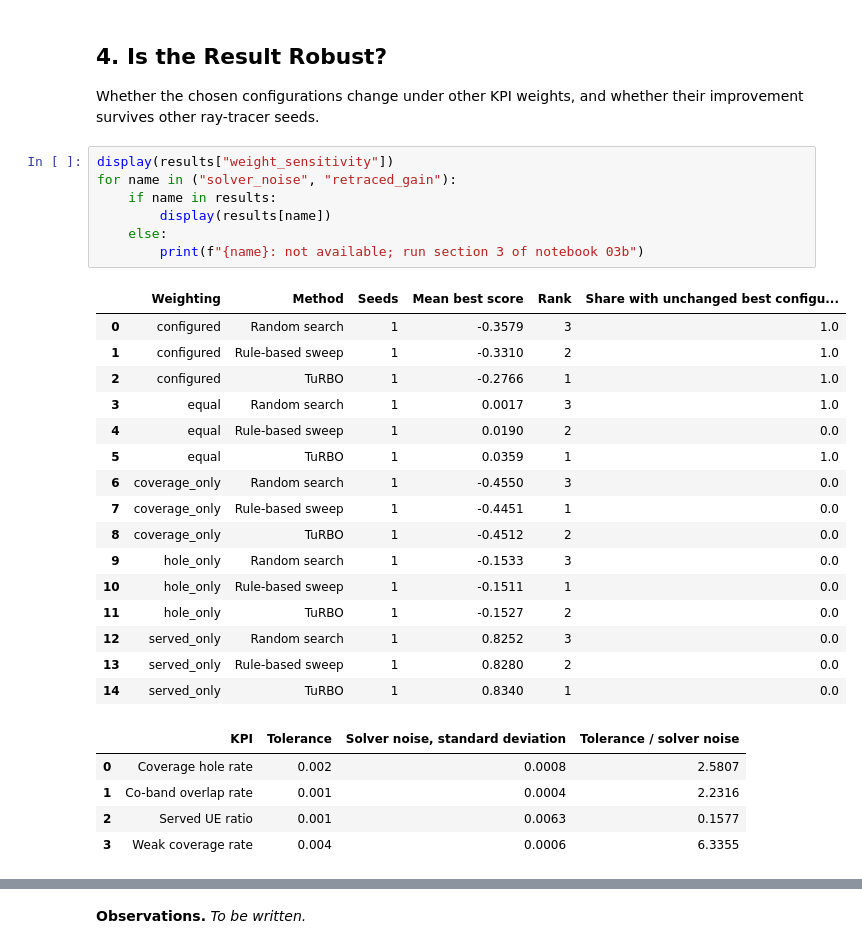
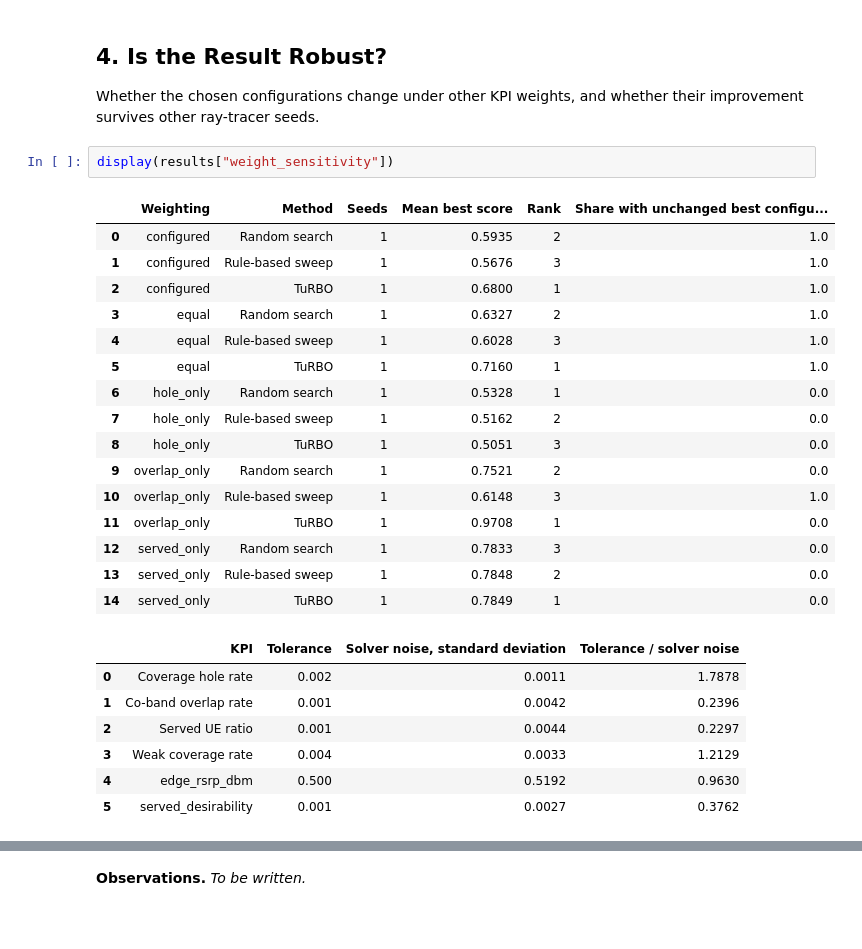
Before and after one commit to NguyenVu04/band-tilt, a Jupyter notebook: notebooks/04_evaluation.ipynb, the cells around one changed output, grey strips where cells are left out. Cells and saved outputs as stored; diff of their text form; blank space fills up the shorter version.

```diff
--- a/notebooks/04_evaluation.ipynb
+++ b/notebooks/04_evaluation.ipynb
@@ -127,31 +128,28 @@ Whether the chosen configurations change under other KPI weights, and whether th
 ray-tracer seeds.
 # %%
 display(results["weight_sensitivity"])
-for name in ("solver_noise", "retraced_gain"):
-    if name in results:
-        display(results[name])
-    else:
-        print(f"{name}: not available; run section 3 of notebook 03b")
 # %% [output]
 |  | Weighting | Method | Seeds | Mean best score | Rank | Share with unchanged best configu... |
-| 0 | configured | Random search | 1 | -0.3579 | 3 | 1.0 |
-| 1 | configured | Rule-based sweep | 1 | -0.3310 | 2 | 1.0 |
-| 2 | configured | TuRBO | 1 | -0.2766 | 1 | 1.0 |
-| 3 | equal | Random search | 1 | 0.0017 | 3 | 1.0 |
-| 4 | equal | Rule-based sweep | 1 | 0.0190 | 2 | 0.0 |
-| 5 | equal | TuRBO | 1 | 0.0359 | 1 | 1.0 |
-| 6 | coverage_only | Random search | 1 | -0.4550 | 3 | 0.0 |
-| 7 | coverage_only | Rule-based sweep | 1 | -0.4451 | 1 | 0.0 |
-| 8 | coverage_only | TuRBO | 1 | -0.4512 | 2 | 0.0 |
-| 9 | hole_only | Random search | 1 | -0.1533 | 3 | 0.0 |
-| 10 | hole_only | Rule-based sweep | 1 | -0.1511 | 1 | 0.0 |
-| 11 | hole_only | TuRBO | 1 | -0.1527 | 2 | 0.0 |
-| 12 | served_only | Random search | 1 | 0.8252 | 3 | 0.0 |
-| 13 | served_only | Rule-based sweep | 1 | 0.8280 | 2 | 0.0 |
-| 14 | served_only | TuRBO | 1 | 0.8340 | 1 | 0.0 |
+| 0 | configured | Random search | 1 | 0.5935 | 2 | 1.0 |
+| 1 | configured | Rule-based sweep | 1 | 0.5676 | 3 | 1.0 |
+| 2 | configured | TuRBO | 1 | 0.6800 | 1 | 1.0 |
+| 3 | equal | Random search | 1 | 0.6327 | 2 | 1.0 |
+| 4 | equal | Rule-based sweep | 1 | 0.6028 | 3 | 1.0 |
+| 5 | equal | TuRBO | 1 | 0.7160 | 1 | 1.0 |
+| 6 | hole_only | Random search | 1 | 0.5328 | 1 | 0.0 |
+| 7 | hole_only | Rule-based sweep | 1 | 0.5162 | 2 | 0.0 |
+| 8 | hole_only | TuRBO | 1 | 0.5051 | 3 | 0.0 |
+| 9 | overlap_only | Random search | 1 | 0.7521 | 2 | 0.0 |
+| 10 | overlap_only | Rule-based sweep | 1 | 0.6148 | 3 | 1.0 |
+| 11 | overlap_only | TuRBO | 1 | 0.9708 | 1 | 0.0 |
+| 12 | served_only | Random search | 1 | 0.7833 | 3 | 0.0 |
+| 13 | served_only | Rule-based sweep | 1 | 0.7848 | 2 | 0.0 |
+| 14 | served_only | TuRBO | 1 | 0.7849 | 1 | 0.0 |
 |  | KPI | Tolerance | Solver noise, standard deviation | Tolerance / solver noise |
-| 0 | Coverage hole rate | 0.002 | 0.0008 | 2.5807 |
-| 1 | Co-band overlap rate | 0.001 | 0.0004 | 2.2316 |
-| 2 | Served UE ratio | 0.001 | 0.0063 | 0.1577 |
-| 3 | Weak coverage rate | 0.004 | 0.0006 | 6.3355 |
+| 0 | Coverage hole rate | 0.002 | 0.0011 | 1.7878 |
+| 1 | Co-band overlap rate | 0.001 | 0.0042 | 0.2396 |
+| 2 | Served UE ratio | 0.001 | 0.0044 | 0.2297 |
+| 3 | Weak coverage rate | 0.004 | 0.0033 | 1.2129 |
+| 4 | edge_rsrp_dbm | 0.500 | 0.5192 | 0.9630 |
+| 5 | served_desirability | 0.001 | 0.0027 | 0.3762 |
 |  | Configuration | Solver seeds | Mean score gain | 95% CI lower | 95% CI upper | Share of solver seeds improved |
```
Also changed, not shown: parts of 7 cells of this notebook, 37 other files.
